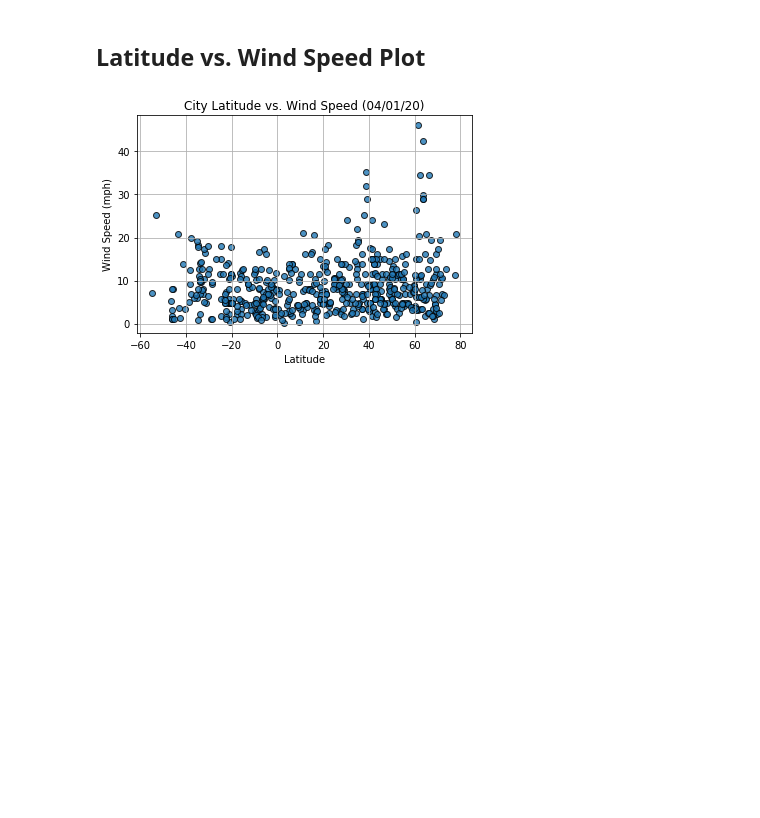
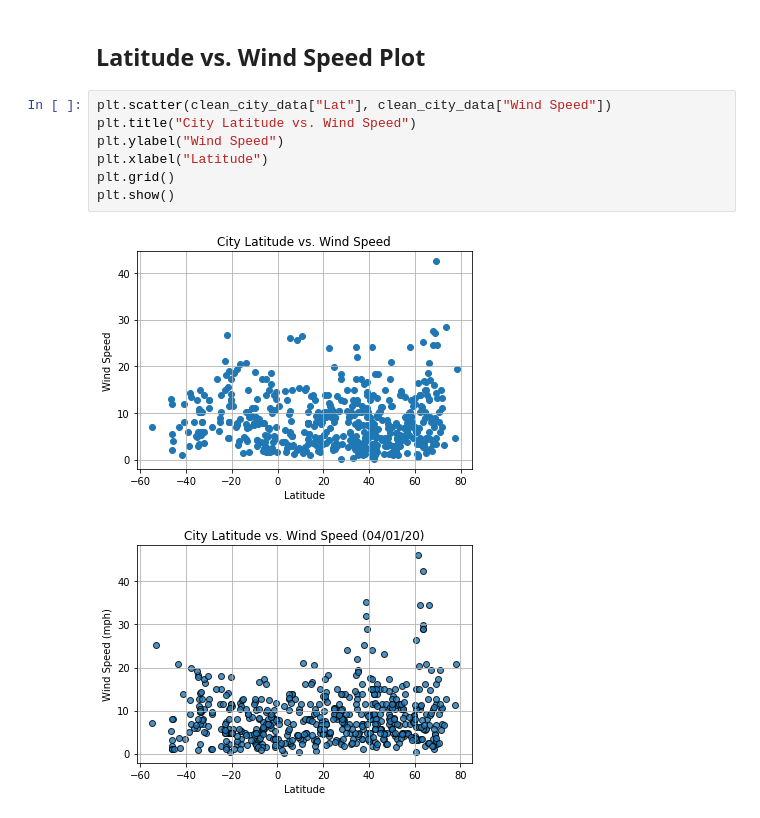
Before and after one commit to SybileC/python-api-challenge, a Jupyter notebook: 02-Homework_06-Python-APIs_Instructions_starter_code_WeatherPy.ipynb, the cells around one changed output. Drawn from its saved outputs; the diff is of its cells as text; blank space fills up the shorter version.

```diff
--- a/02-Homework_06-Python-APIs_Instructions_starter_code_WeatherPy.ipynb
+++ b/02-Homework_06-Python-APIs_Instructions_starter_code_WeatherPy.ipynb
@@ -270,6 +327,15 @@ Int64Index([], dtype='int64')
 [figure]
 # %% [markdown]
 ## Latitude vs. Wind Speed Plot
+# %%
+plt.scatter(clean_city_data["Lat"], clean_city_data["Wind Speed"])
+plt.title("City Latitude vs. Wind Speed")
+plt.ylabel("Wind Speed")
+plt.xlabel("Latitude")
+plt.grid()
+plt.show()
+# %% [output]
+[figure, added]
 # %%
 # %% [output]
 [figure]
```
Also changed, not shown: parts of 29 cells of this notebook, 2 other files.
